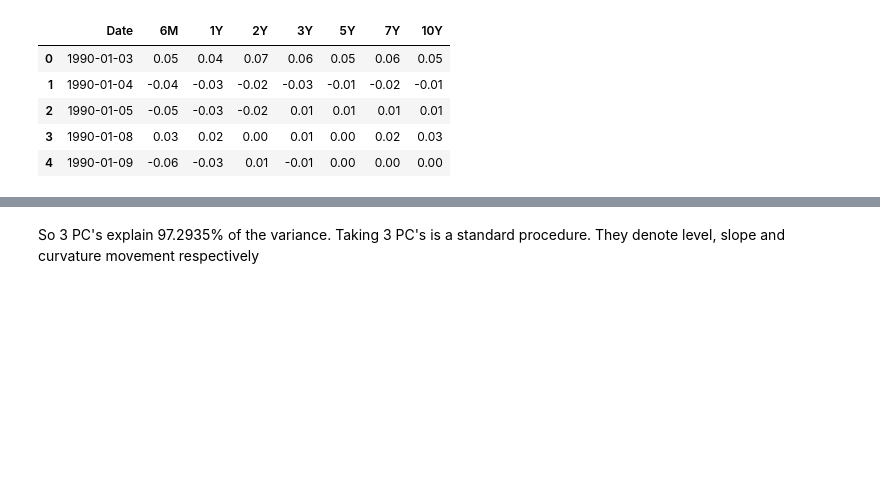
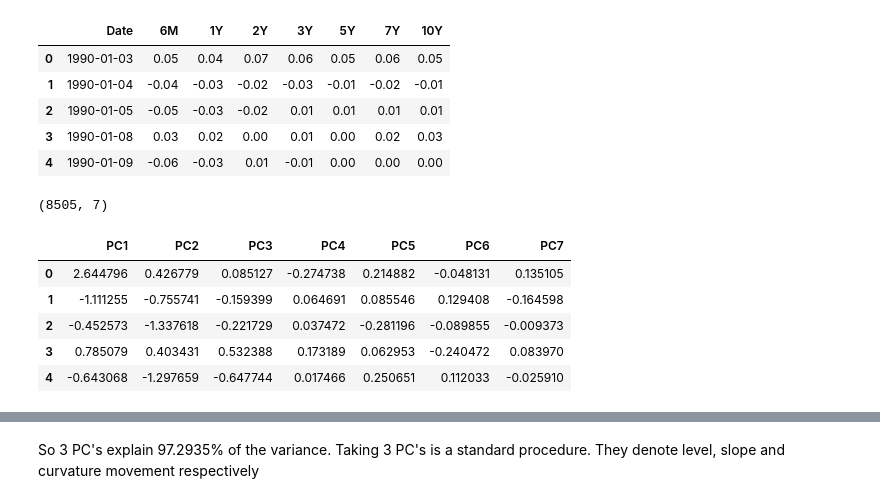
Before and after one commit to Pijon28/pca-vasicek-yield-sim, a Jupyter notebook: notebooks/02_PCA.ipynb, the cells around one changed output, grey strips where cells are left out. Cells and saved outputs as stored; diff of their text form; code cells hidden in the pictures; blank space fills up the shorter version.

```diff
--- a/notebooks/02_PCA.ipynb
+++ b/notebooks/02_PCA.ipynb
@@ -33,8 +40,21 @@ x_c= scaler.fit_transform(x)
 # %%
 #Now we run PCA on the standardized data.
 
 pca=PCA()
 pca_results=pca.fit_transform(x_c)
+
+pca_results2=pd.DataFrame(pca_results,
+                          columns=[f'PC{i+1}' for i in range(pca_results.shape[1])])
+print(pca_results.shape)
+pca_results2.head()
+# %% [output]
+(8505, 7)
+|  | PC1 | PC2 | PC3 | PC4 | PC5 | PC6 | PC7 |
+| 0 | 2.644796 | 0.426779 | 0.085127 | -0.274738 | 0.214882 | -0.048131 | 0.135105 |
+| 1 | -1.111255 | -0.755741 | -0.159399 | 0.064691 | 0.085546 | 0.129408 | -0.164598 |
+| 2 | -0.452573 | -1.337618 | -0.221729 | 0.037472 | -0.281196 | -0.089855 | -0.009373 |
+| 3 | 0.785079 | 0.403431 | 0.532388 | 0.173189 | 0.062953 | -0.240472 | 0.083970 |
+| 4 | -0.643068 | -1.297659 | -0.647744 | 0.017466 | 0.250651 | 0.112033 | -0.025910 |
 # %%
 # Now we see some key stats
 
```
Also changed, not shown: parts of 5 cells of this notebook, 4 other files.
